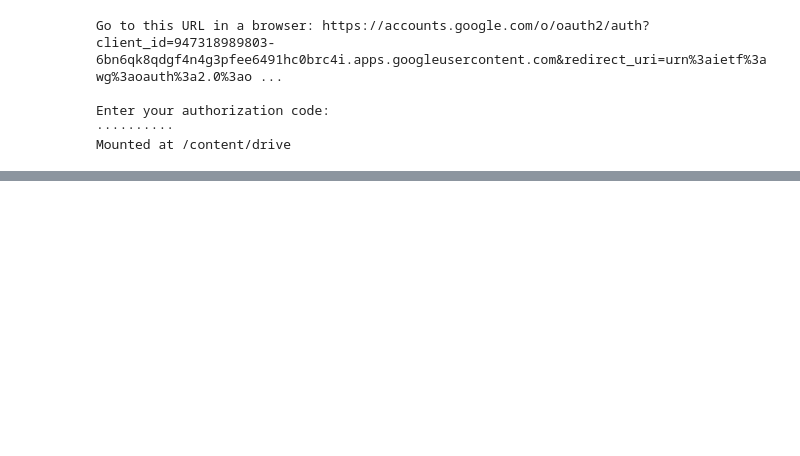
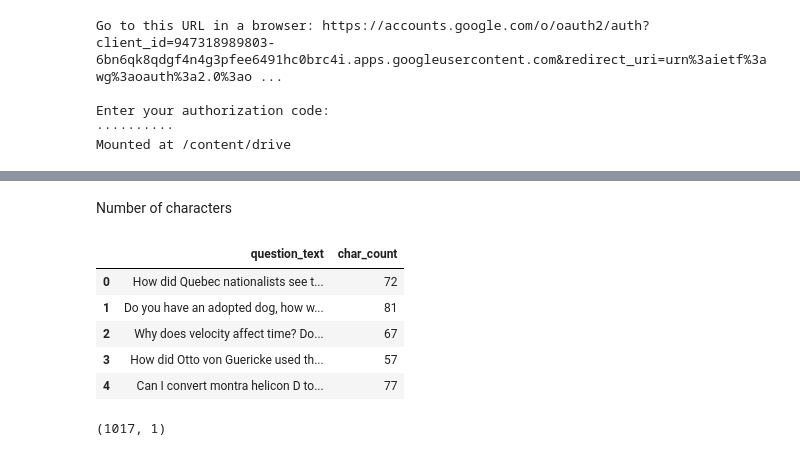
Before and after one commit to imaaditya-stack/SpamFilterForQuoraQuestions-DeepLearning, a Jupyter notebook: SpamFilterForQuora.ipynb, the cells around one changed output, grey strips where cells are left out. Drawn from its saved outputs; the diff is of its cells as text; code cells hidden in the pictures; blank space fills up the shorter version.

```diff
--- a/SpamFilterForQuora.ipynb
+++ b/SpamFilterForQuora.ipynb
@@ -164,0 +80,16 @@ final_X = temp
+# %% [markdown]
+Number of characters
+# %%
+df['char_count'] = df['question_text'].str.len() ## this also includes spaces
+df[['question_text','char_count']].head()
+# %% [output]
+|  | question_text | char_count |
+| 0 | How did Quebec nationalists see t... | 72 |
+| 1 | Do you have an adopted dog, how w... | 81 |
+| 2 | Why does velocity affect time? Do... | 67 |
+| 3 | How did Otto von Guericke used th... | 57 |
+| 4 | Can I convert montra helicon D to... | 77 |
+# %%
+max(df["char_count"]), min(df["char_count"])
+# %% [output]
+(1017, 1)
```
Also changed, not shown: parts of 50 cells of this notebook.
